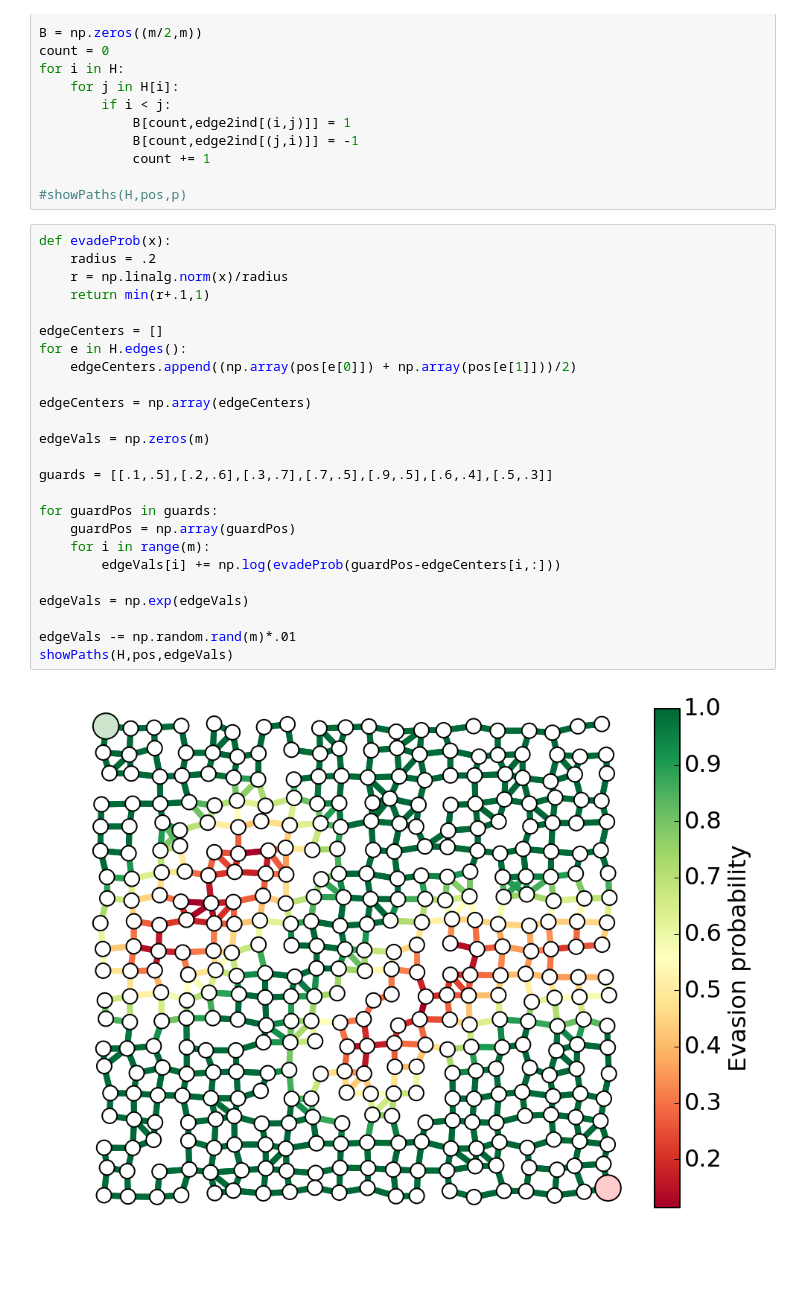
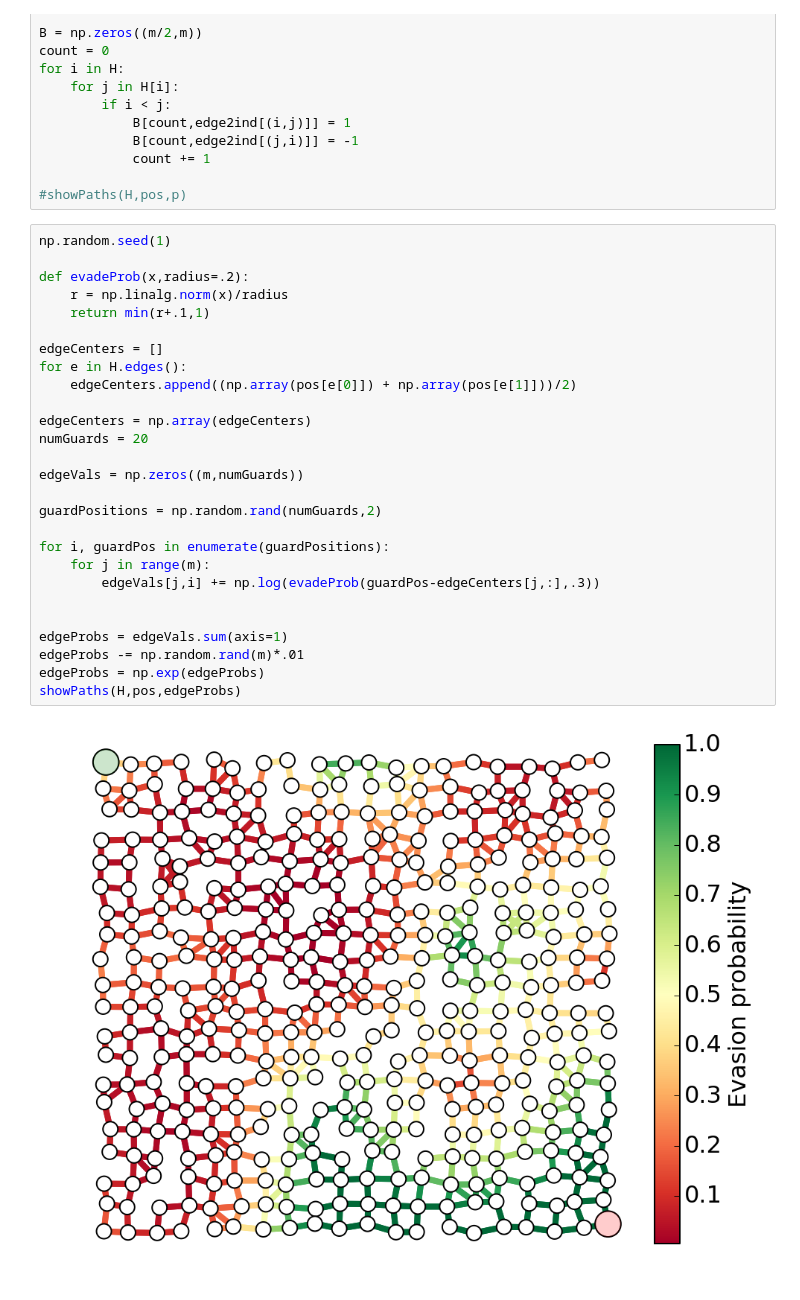
Before and after one commit to ajfriend/cvxpy_examples, a Jupyter notebook: interdiction.ipynb, the cells around one changed output. Saved outputs shown, nothing was run; the diff lists cells and outputs as text.

```diff
--- a/interdiction.ipynb
+++ b/interdiction.ipynb
@@ -510,29 +518,31 @@ for i in H:
 
 #showPaths(H,pos,p)
 # %%
-def evadeProb(x):
-    radius = .2
+np.random.seed(1)
+
+def evadeProb(x,radius=.2):
     r = np.linalg.norm(x)/radius
     return min(r+.1,1)
 
 edgeCenters = []
 for e in H.edges():
     edgeCenters.append((np.array(pos[e[0]]) + np.array(pos[e[1]]))/2)
 
 edgeCenters = np.array(edgeCenters)
+numGuards = 20
 
-edgeVals = np.zeros(m)
+edgeVals = np.zeros((m,numGuards))
 
-guards = [[.1,.5],[.2,.6],[.3,.7],[.7,.5],[.9,.5],[.6,.4],[.5,.3]]
+guardPositions = np.random.rand(numGuards,2)
 
-for guardPos in guards:
-    guardPos = np.array(guardPos)
-    for i in range(m):
-        edgeVals[i] += np.log(evadeProb(guardPos-edgeCenters[i,:]))
+for i, guardPos in enumerate(guardPositions):
+    for j in range(m):
+        edgeVals[j,i] += np.log(evadeProb(guardPos-edgeCenters[j,:],.3))
 
-edgeVals = np.exp(edgeVals)
 
-edgeVals -= np.random.rand(m)*.01
-showPaths(H,pos,edgeVals)
+edgeProbs = edgeVals.sum(axis=1)
+edgeProbs -= np.random.rand(m)*.01
+edgeProbs = np.exp(edgeProbs)
+showPaths(H,pos,edgeProbs)
 # %% [output]
-[figure, old version]
+[figure, new version]
```
Also changed, not shown: parts of 13 cells of this notebook.
